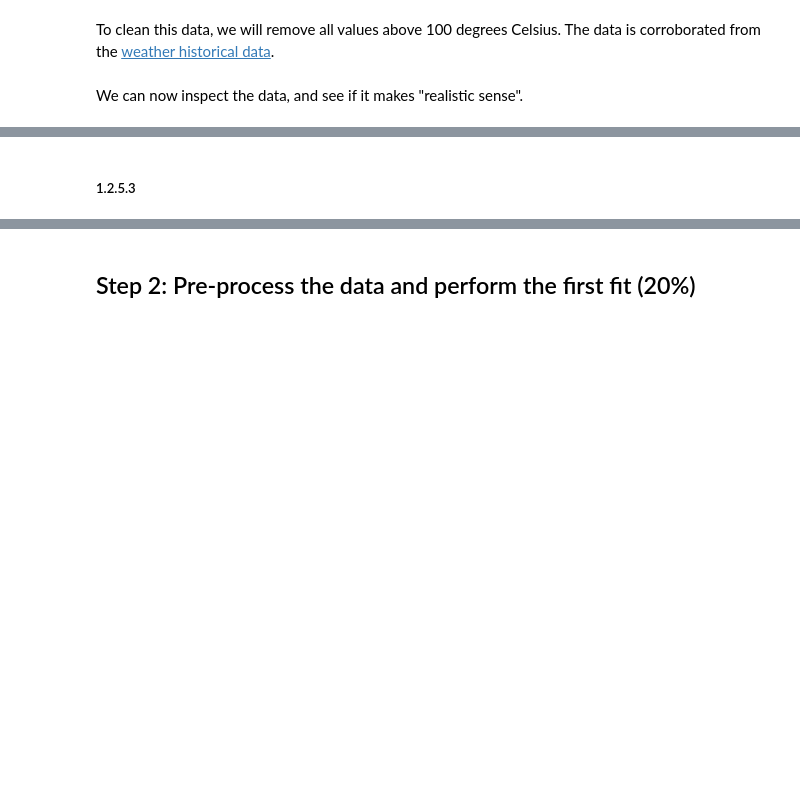
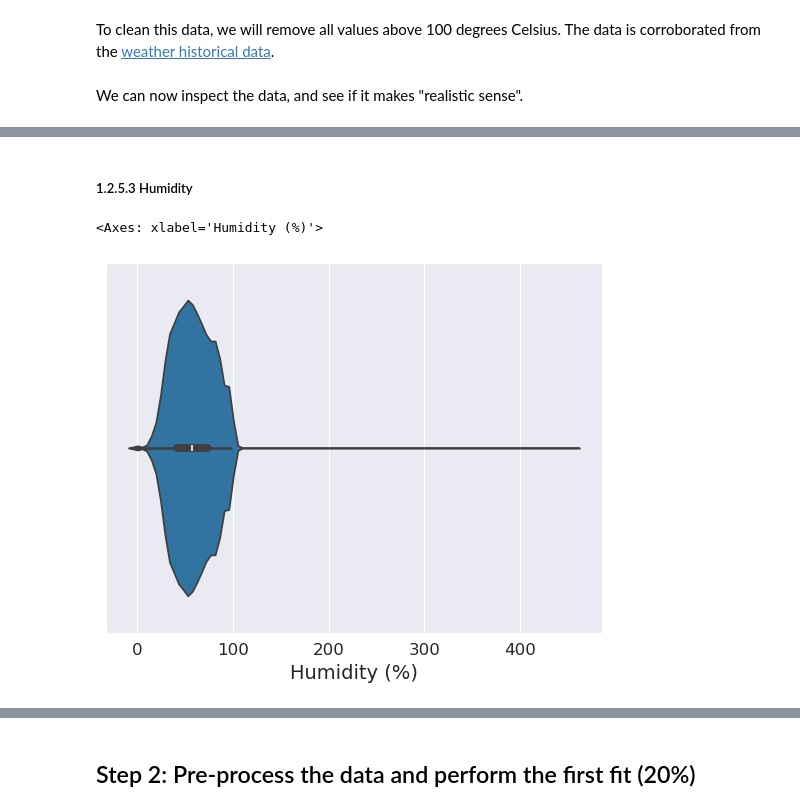
Before and after one commit to nicoataiza/CS7317-2024, a Jupyter notebook: Assignment 1/A1-template-2024.ipynb, the cells around one changed output, grey strips where cells are left out. Drawn from its saved outputs; the diff is of its cells as text; code cells hidden in the pictures; blank space fills up the shorter version.

```diff
--- a/Assignment 1/A1-template-2024.ipynb
+++ b/Assignment 1/A1-template-2024.ipynb
@@ -352,2 +358,7 @@ sns.violinplot(data=df, x="Temperature (C)")
 # %% [markdown]
-##### 1.2.5.3
+##### 1.2.5.3 Humidity
+# %%
+sns.violinplot(data=df, x="Humidity (%)")
+# %% [output]
+<Axes: xlabel='Humidity (%)'>
+[figure, added]
```
Also changed, not shown: parts of 37 cells of this notebook.
